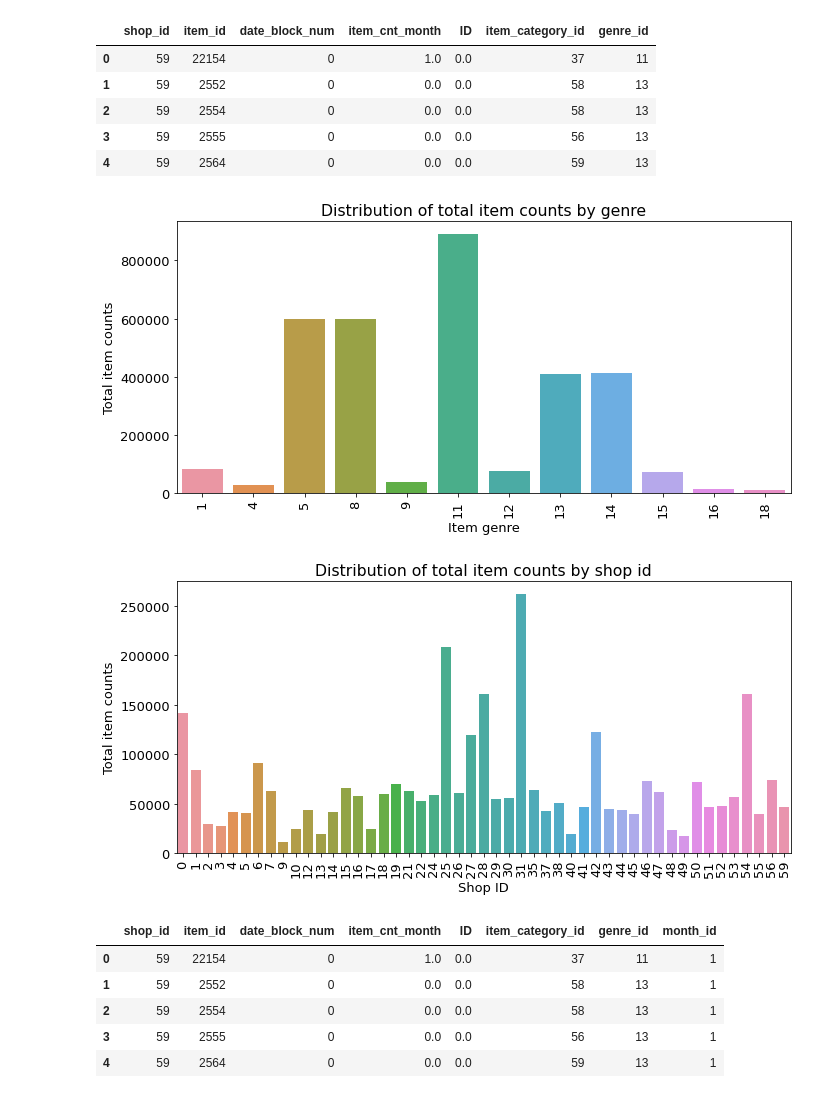
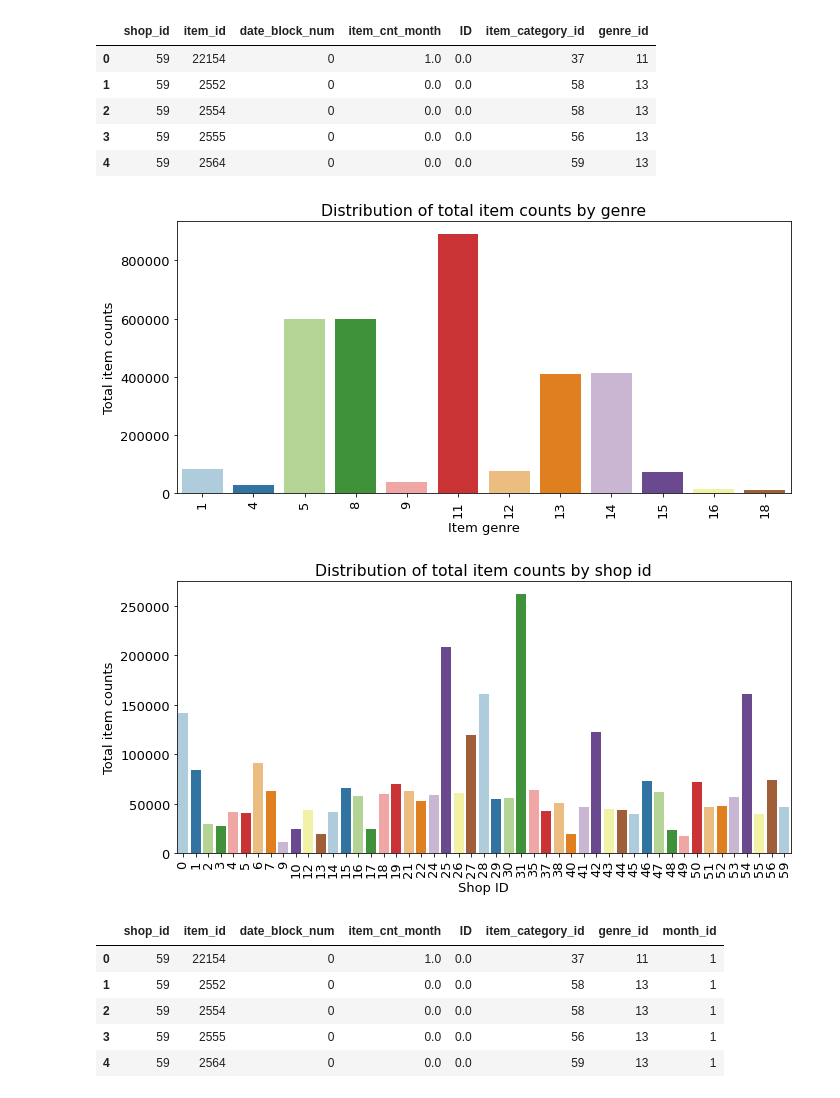
Before and after one commit to Philip-Murray/dataproj, a Jupyter notebook: production.ipynb, the cells around one changed output. Drawn from its saved outputs; the diff is of its cells as text; code cells hidden in the pictures.

```diff
--- a/production.ipynb
+++ b/production.ipynb
@@ -335,25 +336,25 @@ merged2.head()
 # %%
 # here, we plot the distribution of total item counts by genre
 
 figure, ax= plt.subplots()
 figure.set_size_inches(11, 5)
 
 # Total item sales by item_category_id
 upscale = merged2.copy()
 upscale['item_cnt_month'] = upscale['item_cnt_month'].astype(np.float32)
 group_cat_sum = upscale.groupby('genre_id').agg({'item_cnt_month': 'sum'})
 group_cat_sum = group_cat_sum.reset_index()
 
 # Extract only item categories with total sales > 10,000
 group_cat_sum = group_cat_sum[group_cat_sum['item_cnt_month'] > 10000]
 
-sns.barplot(x='genre_id', y='item_cnt_month', data=group_cat_sum)
+sns.barplot(x='genre_id', y='item_cnt_month', data=group_cat_sum, palette=sns.color_palette("Paired"))
 ax.set(title='Distribution of total item counts by genre',
        xlabel='Item genre',
        ylabel='Total item counts')
 ax.tick_params(axis='x', labelrotation=90) # Rotate X label
 # %% [output]
-[figure, old version]
+[figure, new version]
 # %%
 # plot distribution of total item counts by shop ID
 
@@ -368,13 +369,13 @@ group_shop_sum = group_shop_sum.reset_index()
 
 group_shop_sum = group_shop_sum[group_shop_sum['item_cnt_month'] > 10000]
 
-sns.barplot(x='shop_id', y='item_cnt_month', data=group_shop_sum)
+sns.barplot(x='shop_id', y='item_cnt_month', data=group_shop_sum, palette=sns.color_palette("Paired"))
 ax.set(title='Distribution of total item counts by shop id',
        xlabel='Shop ID',
        ylabel='Total item counts')
 ax.tick_params(axis='x', labelrotation=90)
 # %% [output]
-[figure, old version]
+[figure, new version]
 # %%
 # normalize month into 1-12 format instead of 0-33
 merged2["month_id"] = merged2['date_block_num'].apply(lambda dbn: 1 + dbn % 12)
```
Also changed, not shown: parts of 14 cells of this notebook, 1 other file.
